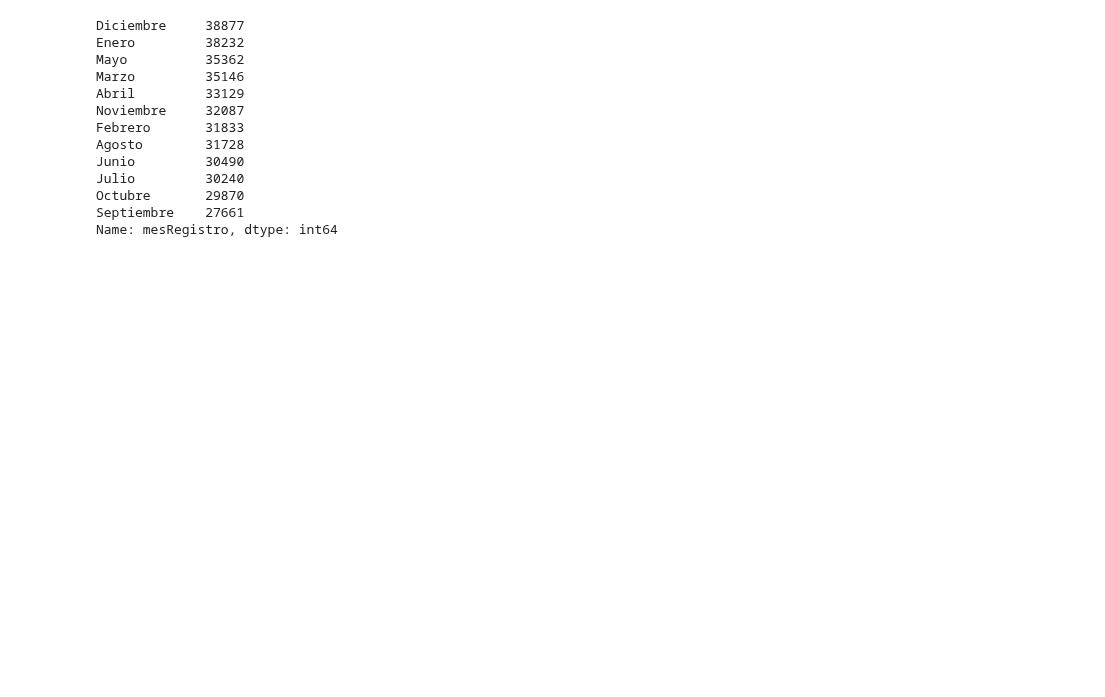
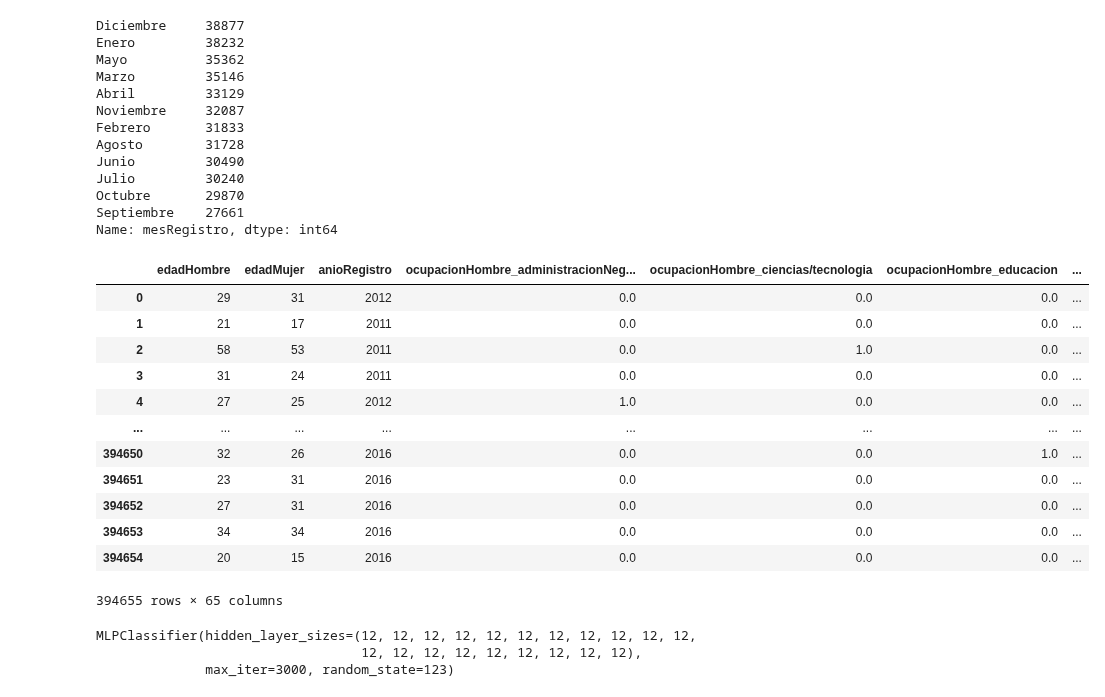
Before and after one commit to MGonza20/Proyecto1_MD, a Jupyter notebook: algo_pred.ipynb, the cells around one changed output. Drawn from its saved outputs; the diff is of its cells as text; code cells hidden in the pictures; blank space fills up the shorter version.

```diff
--- a/algo_pred.ipynb
+++ b/algo_pred.ipynb
@@ -207,0 +230,2 @@ Name: mesRegistro, dtype: int64
+# %%
+data_redes = pd.read_csv('data_named.csv')
@@ -207,0 +237,57 @@ Name: mesRegistro, dtype: int64
+# %%
+one_hot_oh = OneHotEncoder(sparse_output=False)
+one_hot_om = OneHotEncoder(sparse_output=False)
+one_hot_cu = OneHotEncoder(sparse_output=False)
+one_hot_geh = OneHotEncoder(sparse_output=False)
+one_hot_gem = OneHotEncoder(sparse_output=False)
+one_hot_dep = OneHotEncoder(sparse_output=False)
+
+one_hot_ord_ed = OrdinalEncoder()
+one_hot_ord_em = OrdinalEncoder()
+one_hot_ord_mes = OrdinalEncoder()
+one_hot_dif = OrdinalEncoder()
+
+oh_enc = one_hot_oh.fit_transform(data_redes[['ocupacionHombre']])
+om_enc = one_hot_om.fit_transform(data_redes[['ocupacionMujer']])
+cu_enc = one_hot_cu.fit_transform(data_redes[['claseUnion']])
+geh_enc = one_hot_geh.fit_transform(data_redes[['grupoEtnicoHombre']])
+gem_enc = one_hot_gem.fit_transform(data_redes[['grupoEtnicoMujer']])
+dep_enc = one_hot_dep.fit_transform(data_redes[['departamentoRegistro']])
+
+ed_enc = one_hot_ord_ed.fit_transform(data_redes[['educacionHombre']])
+em_enc = one_hot_ord_em.fit_transform(data_redes[['educacionMujer']])
+mes_enc = one_hot_ord_mes.fit_transform(data_redes[['mesRegistro']])
+dif_enc = one_hot_dif.fit_transform(data_redes[['diferenciaEdad']])
+
+oh_enc_df = pd.DataFrame(oh_enc, columns=one_hot_oh.get_feature_names_out(['ocupacionHombre']), index=data_redes.index)
+om_enc_df = pd.DataFrame(om_enc, columns=one_hot_om.get_feature_names_out(['ocupacionMujer']), index=data_redes.index)
+cu_enc_df = pd.DataFrame(cu_enc, columns=one_hot_cu.get_feature_names_out(['claseUnion']), index=data_redes.index)
+geh_enc_df = pd.DataFrame(geh_enc, columns=one_hot_geh.get_feature_names_out(['grupoEtnicoHombre']), index=data_redes.index)
+gem_enc_df = pd.DataFrame(gem_enc, columns=one_hot_gem.get_feature_names_out(['grupoEtnicoMujer']), index=data_redes.index)
+dep_enc_df = pd.DataFrame(dep_enc, columns=one_hot_dep.get_feature_names_out(['departamentoRegistro']), index=data_redes.index)
+
+ed_enc_df = pd.DataFrame(ed_enc, columns=['educacionHombre'], index=data_redes.index)
+em_enc_df = pd.DataFrame(em_enc, columns=['educacionMujer'], index=data_redes.index)
+mes_enc_df = pd.DataFrame(mes_enc, columns=['mesRegistro'], index=data_redes.index)
+dif_enc_df = pd.DataFrame(dif_enc, columns=['diferenciaEdad'], index=data_redes.index)
+
+
+data_redes = data_redes.drop(columns=['ocupacionHombre', 'ocupacionMujer', 'claseUnion', 'grupoEtnicoHombre', 'grupoEtnicoMujer', 'departamentoRegistro', 'educacionHombre', 'educacionMujer', 'mesRegistro', 'diferenciaEdad'])
+
+data_redes = pd.concat([data_redes, oh_enc_df, om_enc_df, cu_enc_df, geh_enc_df, gem_enc_df, dep_enc_df, ed_enc_df, em_enc_df, mes_enc_df, dif_enc_df], axis=1)
+
+data_redes
+# %% [output]
+|  | edadHombre | edadMujer | anioRegistro | ocupacionHombre_administracionNeg... | ocupacionHombre_ciencias/tecnologia | ocupacionHombre_educacion | ... |
+| 0 | 29 | 31 | 2012 | 0.0 | 0.0 | 0.0 | ... |
+| 1 | 21 | 17 | 2011 | 0.0 | 0.0 | 0.0 | ... |
+| 2 | 58 | 53 | 2011 | 0.0 | 1.0 | 0.0 | ... |
+| 3 | 31 | 24 | 2011 | 0.0 | 0.0 | 0.0 | ... |
+| 4 | 27 | 25 | 2012 | 1.0 | 0.0 | 0.0 | ... |
+| ... | ... | ... | ... | ... | ... | ... | ... |
+| 394650 | 32 | 26 | 2016 | 0.0 | 0.0 | 1.0 | ... |
+| 394651 | 23 | 31 | 2016 | 0.0 | 0.0 | 0.0 | ... |
+| 394652 | 27 | 31 | 2016 | 0.0 | 0.0 | 0.0 | ... |
+| 394653 | 34 | 34 | 2016 | 0.0 | 0.0 | 0.0 | ... |
+| 394654 | 20 | 15 | 2016 | 0.0 | 0.0 | 0.0 | ... |
+394655 rows × 65 columns
@@ -207,0 +301,14 @@ Name: mesRegistro, dtype: int64
+# %%
+scaler = StandardScaler()
+scaler.fit(X)
+
+X_train_scaled = scaler.transform(X_train)
+
+X_test_scaled = scaler.transform(X_test)
+
+mlp1 = MLPClassifier(hidden_layer_sizes = (12,)*20, max_iter = 3000, activation='relu', random_state=123)
+mlp1.fit(X_train, y_train)
+# %% [output]
+MLPClassifier(hidden_layer_sizes=(12, 12, 12, 12, 12, 12, 12, 12, 12, 12, 12,
+                                  12, 12, 12, 12, 12, 12, 12, 12, 12),
+              max_iter=3000, random_state=123)
```
Also changed, not shown: parts of 7 cells of this notebook.
